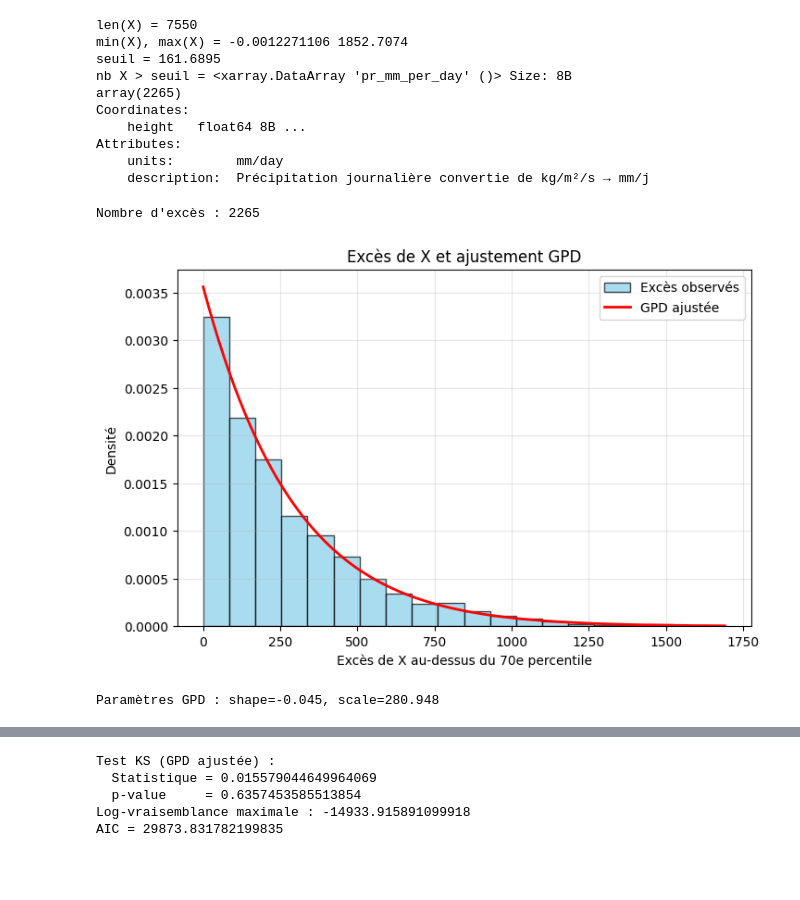
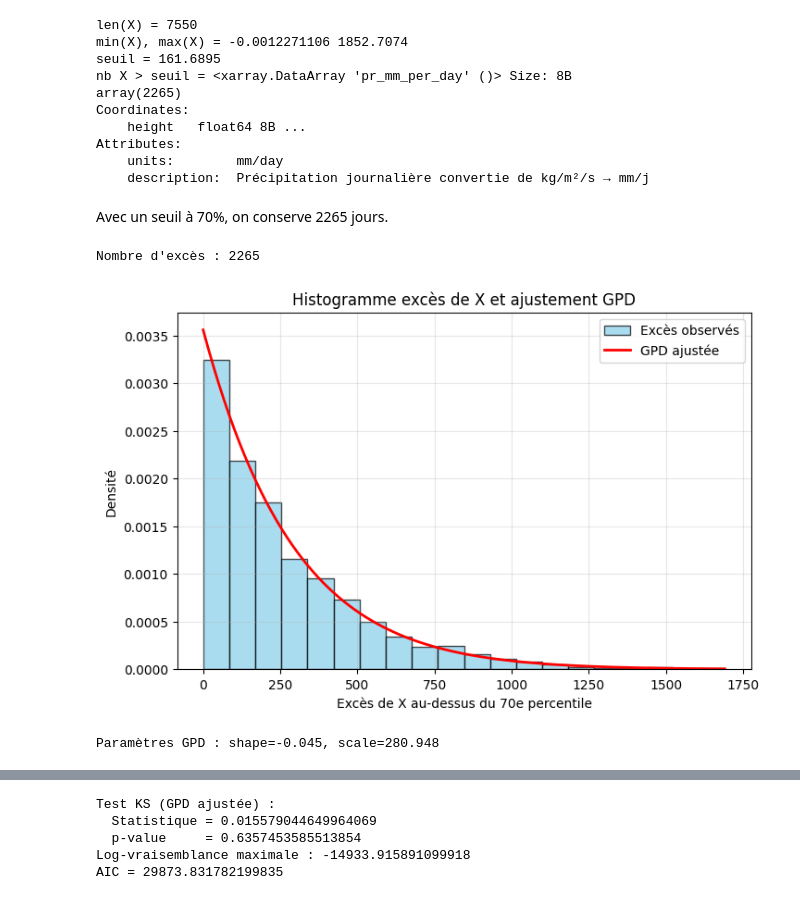
Before and after one commit to Faza20-lab/Projet_stats, a Jupyter notebook: Projet_stats.ipynb, the cells around one changed output, grey strips where cells are left out. Saved outputs shown, nothing was run; the diff lists cells and outputs as text; code cells hidden in the pictures; blank space fills up the shorter version.

```diff
--- a/Projet_stats.ipynb
+++ b/Projet_stats.ipynb
@@ -925,41 +969,41 @@ Coordinates:
 Attributes:
     units:        mm/day
     description:  Précipitation journalière convertie de kg/m²/s → mm/j
+# %% [markdown]
+Avec un seuil à 70%, on conserve 2265 jours.
 # %%
-# Conversion propre
 X_np = X.values
-X_np = X_np[np.isfinite(X_np)]
 
 # Seuil
 seuil = np.percentile(X_np, 70)
 
 # Excès
 exceedances_D = X_np[X_np > seuil] - seuil
 print("Nombre d'excès :", len(exceedances_D))
 
 # Ajustement GPD
 c4, loc4, scale4 = genpareto.fit(exceedances_D, floc=0)
 
 # Histogramme
 plt.figure(figsize=(8,5))
 plt.hist(exceedances_D, bins=20, density=True,
          color='skyblue', edgecolor='black', alpha=0.7,
          label='Excès observés')
 
 # Courbe GPD
 xx = np.linspace(0, exceedances_D.max(), 400)
 plt.plot(xx, genpareto.pdf(xx, c4, loc=0, scale=scale4),
          'r-', lw=2, label='GPD ajustée')
 
 plt.xlabel("Excès de X au-dessus du 70e percentile")
 plt.ylabel("Densité")
-plt.title("Excès de X et ajustement GPD")
+plt.title("Histogramme excès de X et ajustement GPD")
 plt.legend()
 plt.grid(alpha=0.3)
 plt.show()
 
 print(f"Paramètres GPD : shape={c4:.3f}, scale={scale4:.3f}")
 # %% [output]
 Nombre d'excès : 2265
-[figure, old version]
+[figure, new version]
 Paramètres GPD : shape=-0.045, scale=280.948
```
Also changed, not shown: parts of 112 cells of this notebook.
